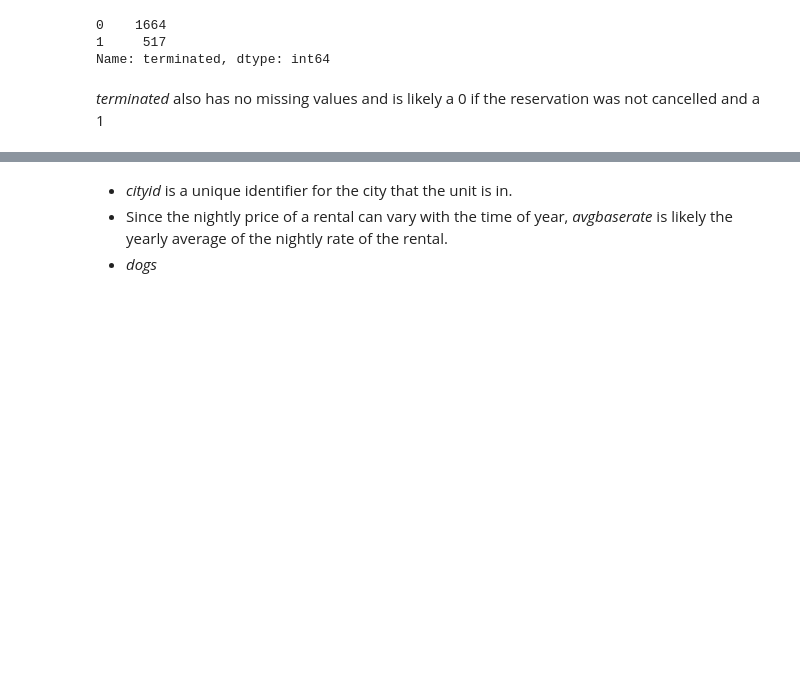
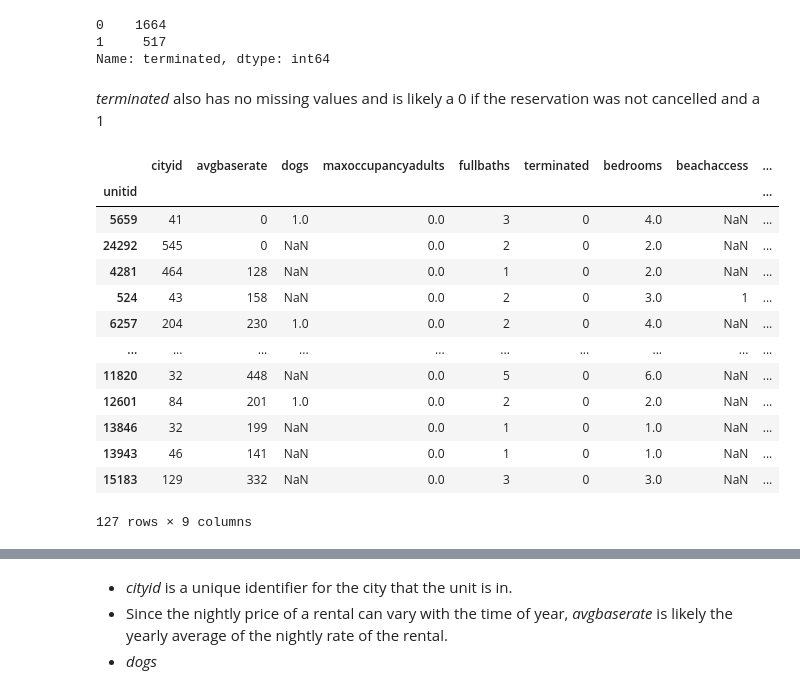
Before and after one commit to kenneth-liao/VacasaInterview, a Jupyter notebook: Vacasa Similar Unit Recommender.ipynb, the cells around one changed output, grey strips where cells are left out. Cells and saved outputs as stored; diff of their text form; code cells hidden in the pictures; blank space fills up the shorter version.

```diff
--- a/Vacasa Similar Unit Recommender.ipynb
+++ b/Vacasa Similar Unit Recommender.ipynb
@@ -166,4 +232,21 @@ units.terminated.value_counts()
 Name: terminated, dtype: int64
 # %% [markdown]
 *terminated* also has no missing values and is likely a 0 if the reservation was not cancelled and a 1
+# %%
+units[(units.terminated==0) & (units.maxoccupancyadults==0)]
+# %% [output]
+|  | cityid | avgbaserate | dogs | maxoccupancyadults | fullbaths | terminated | bedrooms | beachaccess | ... |
+| unitid |  |  |  |  |  |  |  |  | ... |
+| 5659 | 41 | 0 | 1.0 | 0.0 | 3 | 0 | 4.0 | NaN | ... |
+| 24292 | 545 | 0 | NaN | 0.0 | 2 | 0 | 2.0 | NaN | ... |
+| 4281 | 464 | 128 | NaN | 0.0 | 1 | 0 | 2.0 | NaN | ... |
+| 524 | 43 | 158 | NaN | 0.0 | 2 | 0 | 3.0 | 1 | ... |
+| 6257 | 204 | 230 | 1.0 | 0.0 | 2 | 0 | 4.0 | NaN | ... |
+| ... | ... | ... | ... | ... | ... | ... | ... | ... | ... |
+| 11820 | 32 | 448 | NaN | 0.0 | 5 | 0 | 6.0 | NaN | ... |
+| 12601 | 84 | 201 | 1.0 | 0.0 | 2 | 0 | 2.0 | NaN | ... |
+| 13846 | 32 | 199 | NaN | 0.0 | 1 | 0 | 1.0 | NaN | ... |
+| 13943 | 46 | 141 | NaN | 0.0 | 1 | 0 | 1.0 | NaN | ... |
+| 15183 | 129 | 332 | NaN | 0.0 | 3 | 0 | 3.0 | NaN | ... |
+127 rows × 9 columns
 # %%
```
Also changed, not shown: parts of 19 cells of this notebook.
